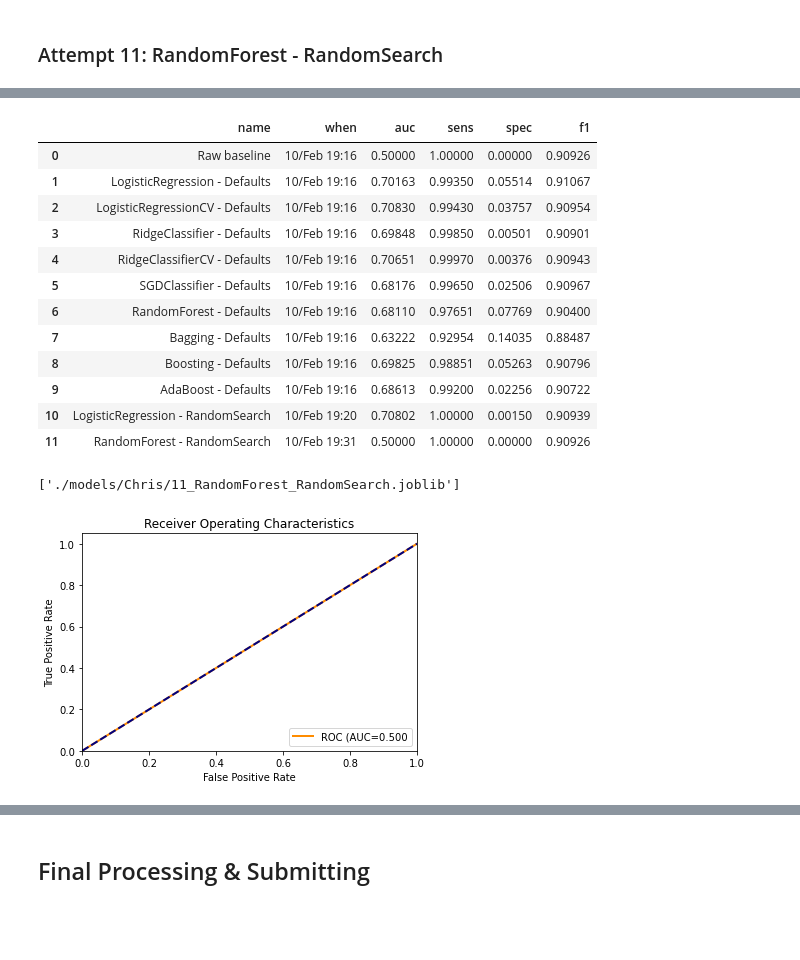
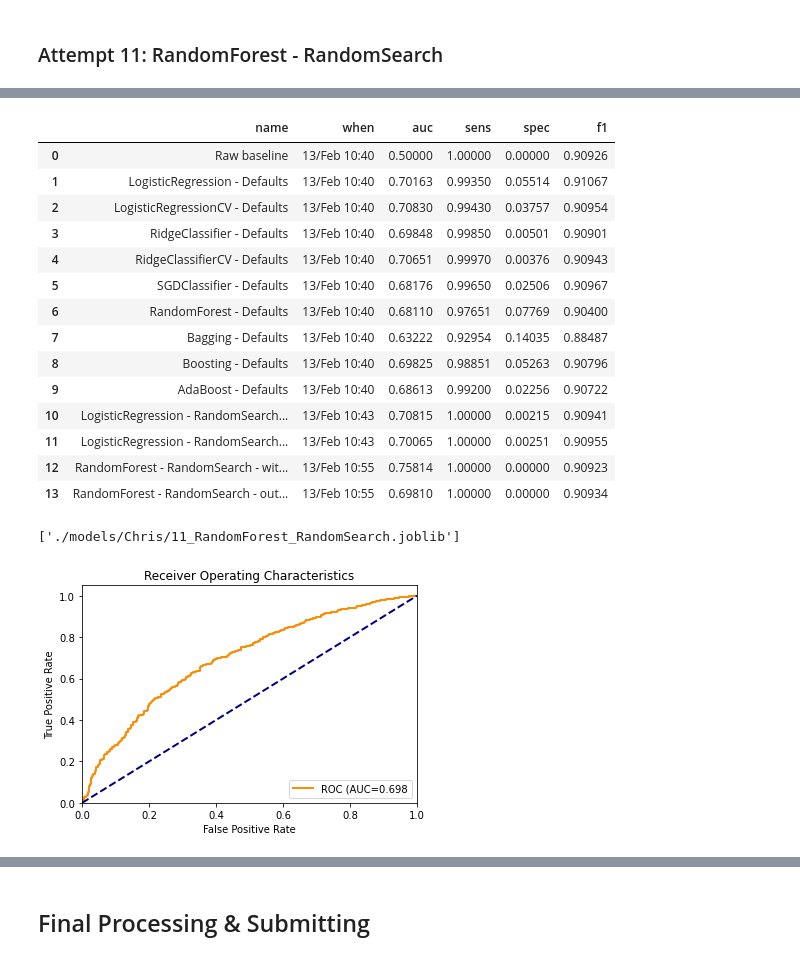
Before and after one commit to chrimaho/MDSI_ADSI_FEB21_AT1, a Jupyter notebook: notebooks/Chris/Basketball.ipynb, the cells around one changed output, grey strips where cells are left out. Drawn from its saved outputs; the diff is of its cells as text; code cells hidden in the pictures; blank space fills up the shorter version.

Commit message:
Continue experimentation and modelling

```diff
--- a/notebooks/Chris/Basketball.ipynb
+++ b/notebooks/Chris/Basketball.ipynb
@@ -73,0 +53,16 @@ def get_list_proportions(lst:list):
+# %%
+### Classes ###
+
+class TicToc(TicToc):
+    """Extend the original TicToc class"""
+    def toc(self, msg='Elapsed time:', restart=False):
+        from timeit import default_timer
+        from datetime import timedelta
+        self.end     = default_timer()
+        self.elapsed = self.end - self.start
+        print('%s %s' % (msg, timedelta(seconds=round(self.elapsed))))
+        if restart:
+            self.start = default_timer()
+
+# Instantiate Global Classes
+t = TicToc()
@@ -874,6 +931,7 @@ from sklearn.ensemble import RandomForestClassifier
 from sklearn.model_selection import RandomizedSearchCV
 from scipy.stats import uniform
 from scipy.stats import randint
+from src.utils.misc import get_list_proportions
 
 # Instantiate
 reg = RandomForestClassifier \
@@ -888,11 +946,6 @@ params = dict \
     , max_depth=[5,10,20,50,75,100,200]
     , min_samples_split=randint(low=1, high=10)
     , min_samples_leaf=randint(low=1, high=10)
-    , min_weight_fraction_leaf=uniform(loc=0, scale=1)
-    , min_impurity_decrease=uniform(loc=0, scale=0.5)
-    , bootstrap=[True,False]
-    , oob_score=[True,False]
-    , ccp_alpha=uniform(loc=0, scale=5)
     )
 
 # Re-instantiate
@@ -900,7 +953,7 @@ clf = RandomizedSearchCV \
     ( estimator=reg
     , param_distributions=params
     , n_iter=100
-    , scoring={"auc": make_scorer(roc_auc_score)}
+    , scoring={"auc": make_scorer(roc_auc_score, needs_proba=True)}
     , cv=5
     , refit="auc"
     , random_state=123
@@ -909,20 +962,34 @@ clf = RandomizedSearchCV \
 
 # Search for results
 t.tic()
-res = clf.fit(feat, targ)
+res = clf.fit(feat_trn, targ_trn)
 t.toc()
 
 # Check best params
 print(res.best_params_)
 
+# Retrain
+cla = RandomForestClassifier \
+    ( n_jobs=4
+    , random_state=123
+    , class_weight=get_list_proportions(targ)
+    , n_estimators=res.best_params_["n_estimators"]
+    , max_depth=res.best_params_["max_depth"]
+    , min_samples_split=res.best_params_["min_samples_split"]
+    , min_samples_leaf=res.best_params_["min_samples_leaf"]
+    )
+cla.fit(feat_trn, targ_trn)
+
 # Predict
-pred = clf.predict(feat)
-pred_prob = clf.predict_proba(feat)
+pred_trn = cla.predict(feat_trn)
+pred_prob_trn = cla.predict_proba(feat_trn)
+pred_val = cla.predict(feat_val)
+pred_prob_val = cla.predict_proba(feat_val)
 
 # Check performance
-# save_reg_perf(pred_trn, targ_trn, "RandomForest - Defaults - within bag", print=False)
-save_reg_perf(targ, pred, pred_prob, "RandomForest - RandomSearch")
+save_reg_perf(targ_trn, pred_trn, pred_prob_trn, "RandomForest - RandomSearch - within bag", print_all=False)
+save_reg_perf(targ_val, pred_val, pred_prob_val, "RandomForest - RandomSearch - out of bag")
 
 # Backup
-dump(reg, "./models/Chris/11_RandomForest_RandomSearch.joblib")
+dump(cla, "./models/Chris/11_RandomForest_RandomSearch.joblib")
 # %% [output]
@@ -935,15 +1002,17 @@ Elapsed time is 648.795282 seconds.
 |  | name | when | auc | sens | spec | f1 |
-| 0 | Raw baseline | 10/Feb 19:16 | 0.50000 | 1.00000 | 0.00000 | 0.90926 |
-| 1 | LogisticRegression - Defaults | 10/Feb 19:16 | 0.70163 | 0.99350 | 0.05514 | 0.91067 |
-| 2 | LogisticRegressionCV - Defaults | 10/Feb 19:16 | 0.70830 | 0.99430 | 0.03757 | 0.90954 |
-| 3 | RidgeClassifier - Defaults | 10/Feb 19:16 | 0.69848 | 0.99850 | 0.00501 | 0.90901 |
-| 4 | RidgeClassifierCV - Defaults | 10/Feb 19:16 | 0.70651 | 0.99970 | 0.00376 | 0.90943 |
-| 5 | SGDClassifier - Defaults | 10/Feb 19:16 | 0.68176 | 0.99650 | 0.02506 | 0.90967 |
-| 6 | RandomForest - Defaults | 10/Feb 19:16 | 0.68110 | 0.97651 | 0.07769 | 0.90400 |
-| 7 | Bagging - Defaults | 10/Feb 19:16 | 0.63222 | 0.92954 | 0.14035 | 0.88487 |
-| 8 | Boosting - Defaults | 10/Feb 19:16 | 0.69825 | 0.98851 | 0.05263 | 0.90796 |
-| 9 | AdaBoost - Defaults | 10/Feb 19:16 | 0.68613 | 0.99200 | 0.02256 | 0.90722 |
-| 10 | LogisticRegression - RandomSearch | 10/Feb 19:20 | 0.70802 | 1.00000 | 0.00150 | 0.90939 |
-| 11 | RandomForest - RandomSearch | 10/Feb 19:31 | 0.50000 | 1.00000 | 0.00000 | 0.90926 |
+| 0 | Raw baseline | 13/Feb 10:40 | 0.50000 | 1.00000 | 0.00000 | 0.90926 |
+| 1 | LogisticRegression - Defaults | 13/Feb 10:40 | 0.70163 | 0.99350 | 0.05514 | 0.91067 |
+| 2 | LogisticRegressionCV - Defaults | 13/Feb 10:40 | 0.70830 | 0.99430 | 0.03757 | 0.90954 |
+| 3 | RidgeClassifier - Defaults | 13/Feb 10:40 | 0.69848 | 0.99850 | 0.00501 | 0.90901 |
+| 4 | RidgeClassifierCV - Defaults | 13/Feb 10:40 | 0.70651 | 0.99970 | 0.00376 | 0.90943 |
+| 5 | SGDClassifier - Defaults | 13/Feb 10:40 | 0.68176 | 0.99650 | 0.02506 | 0.90967 |
+| 6 | RandomForest - Defaults | 13/Feb 10:40 | 0.68110 | 0.97651 | 0.07769 | 0.90400 |
+| 7 | Bagging - Defaults | 13/Feb 10:40 | 0.63222 | 0.92954 | 0.14035 | 0.88487 |
+| 8 | Boosting - Defaults | 13/Feb 10:40 | 0.69825 | 0.98851 | 0.05263 | 0.90796 |
+| 9 | AdaBoost - Defaults | 13/Feb 10:40 | 0.68613 | 0.99200 | 0.02256 | 0.90722 |
+| 10 | LogisticRegression - RandomSearch... | 13/Feb 10:43 | 0.70815 | 1.00000 | 0.00215 | 0.90941 |
+| 11 | LogisticRegression - RandomSearch... | 13/Feb 10:43 | 0.70065 | 1.00000 | 0.00251 | 0.90955 |
+| 12 | RandomForest - RandomSearch - wit... | 13/Feb 10:55 | 0.75814 | 1.00000 | 0.00000 | 0.90923 |
+| 13 | RandomForest - RandomSearch - out... | 13/Feb 10:55 | 0.69810 | 1.00000 | 0.00000 | 0.90934 |
 ['./models/Chris/11_RandomForest_RandomSearch.joblib']
-[figure, old version]
+[figure, new version]
```
Also changed, not shown: parts of 56 cells of this notebook, 1 other file.
